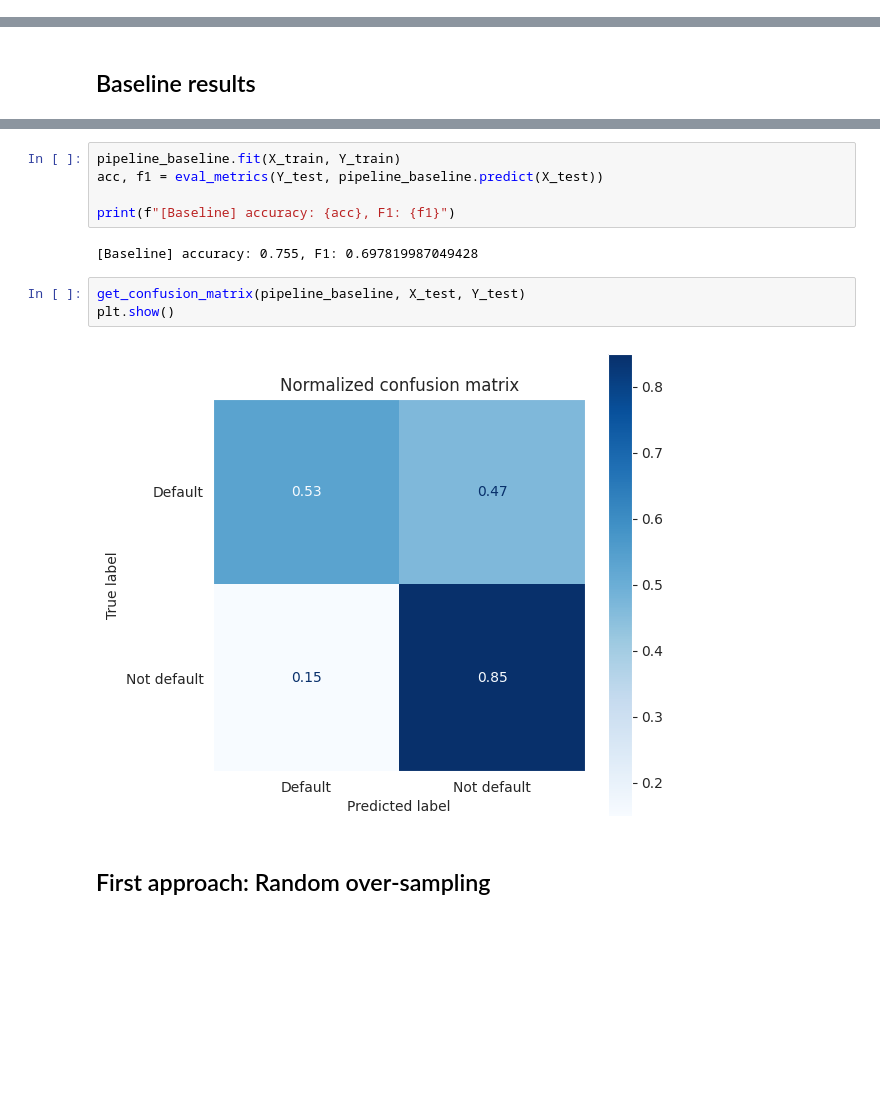
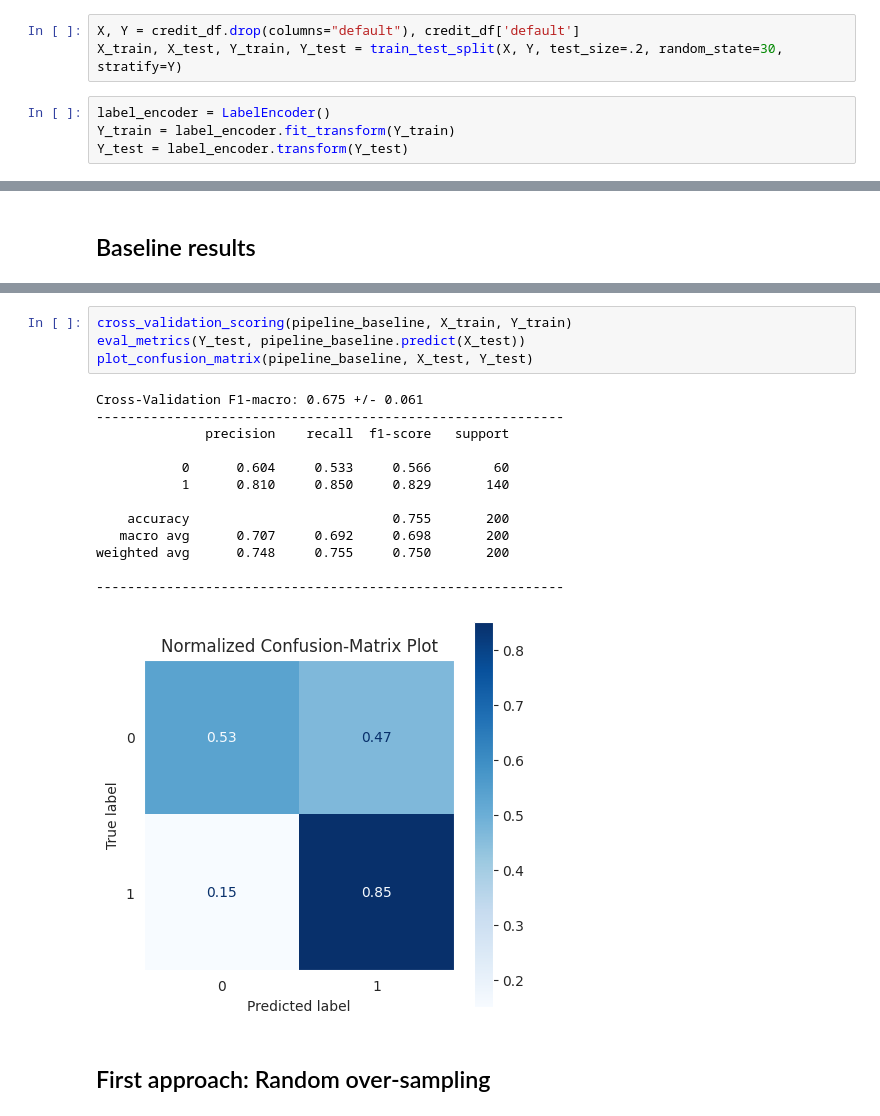
Before and after one commit to AbSsEnT/giskard-tech-exercise, a Jupyter notebook: submission/submission.ipynb, the cells around one changed output, grey strips where cells are left out. Saved outputs shown, nothing was run; the diff lists cells and outputs as text; blank space fills up the shorter version.

```diff
--- a/submission/submission.ipynb
+++ b/submission/submission.ipynb
@@ -26,6 +28,13 @@ credit_df = load_data()
 # %% [output]
 Loading dataset...
 Dataset has been loaded! Shape: (1000, 22)
+# %%
+X, Y = credit_df.drop(columns="default"), credit_df['default']
+X_train, X_test, Y_train, Y_test = train_test_split(X, Y, test_size=.2, random_state=30, stratify=Y)
+# %%
+label_encoder = LabelEncoder()
+Y_train = label_encoder.fit_transform(Y_train)
+Y_test = label_encoder.transform(Y_test)
 # %% [markdown]
 ## Define preprocessor
 # %%
@@ -66,15 +86,21 @@ X_train, X_test, Y_train, Y_test = train_test_split(X, Y, test_size=.2, random_s
 # %%
-pipeline_baseline.fit(X_train, Y_train)
-acc, f1 = eval_metrics(Y_test, pipeline_baseline.predict(X_test))
-
-print(f"[Baseline] accuracy: {acc}, F1: {f1}")
+cross_validation_scoring(pipeline_baseline, X_train, Y_train)
+eval_metrics(Y_test, pipeline_baseline.predict(X_test))
+plot_confusion_matrix(pipeline_baseline, X_test, Y_test)
 # %% [output]
-[Baseline] accuracy: 0.755, F1: 0.697819987049428
+Cross-Validation F1-macro: 0.675 +/- 0.061
+------------------------------------------------------------
+              precision    recall  f1-score   support
+
+           0      0.604     0.533     0.566        60
+           1      0.810     0.850     0.829       140
+
+    accuracy                          0.755       200
+   macro avg      0.707     0.692     0.698       200
+weighted avg      0.748     0.755     0.750       200
+
+------------------------------------------------------------
+[figure, added]
-# %%
-get_confusion_matrix(pipeline_baseline, X_test, Y_test)
-plt.show()
-# %% [output]
-[figure, removed]
 # %% [markdown]
 ## First approach: Random over-sampling
 # %%
```
Also changed, not shown: parts of 50 cells of this notebook, 13 other files.
